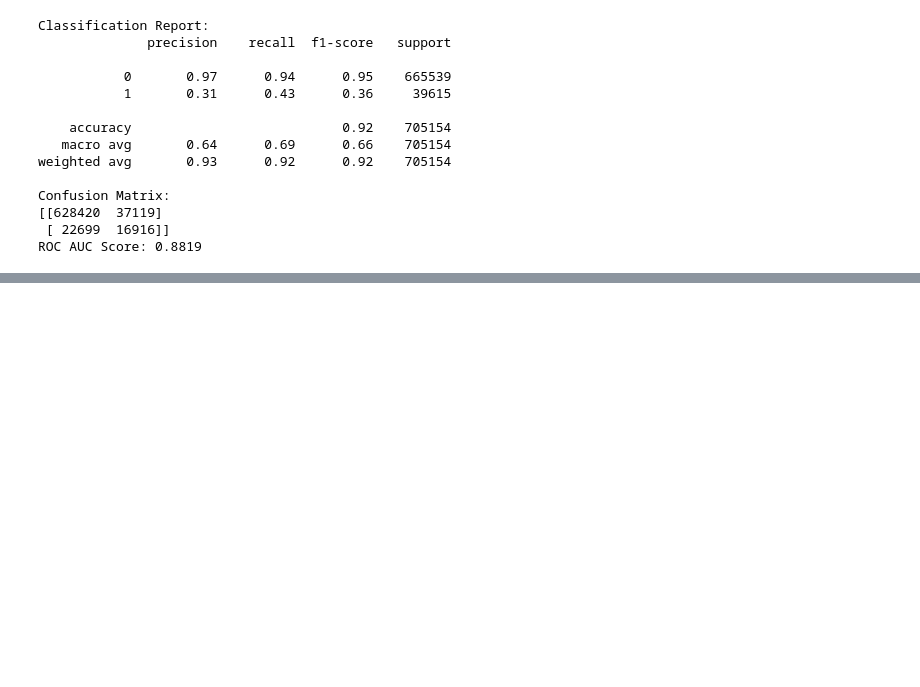
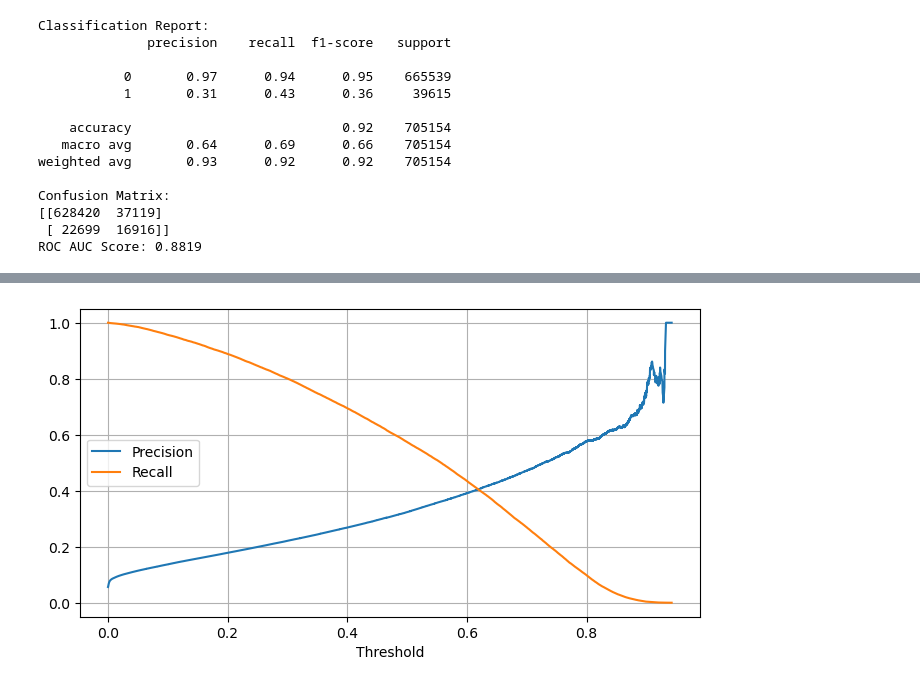
Before and after one commit to manand05/traffic-accident-risk-prediction, a Jupyter notebook: dataset_modelling_im.ipynb, the cells around one changed output, grey strips where cells are left out. Cells and saved outputs as stored; diff of their text form; code cells hidden in the pictures; blank space fills up the shorter version.

Commit message:
Performed hyperparameter and classification threshold tuning, and tested best estimator on test set

```diff
--- a/dataset_modelling_im.ipynb
+++ b/dataset_modelling_im.ipynb
@@ -151,0 +202,19 @@ ROC AUC Score: 0.8819
+# %%
+# Determining Optimal Threshold for Classification
+from sklearn.metrics import precision_recall_curve
+import matplotlib.pyplot as plt
+
+# Using the best classifier on the validation set
+y_val_probs = best_classifier.predict_proba(val_df[features])[:, 1]
+precision, recall, thresholds = precision_recall_curve(val_df['Is_Accident'], y_val_probs)
+
+# Plotting precision recall curve for visual analysis
+plt.figure(figsize=(8, 4))
+plt.plot(thresholds, precision[:-1], label="Precision")
+plt.plot(thresholds, recall[:-1], label="Recall")
+plt.xlabel("Threshold")
+plt.legend()
+plt.grid(True)
+plt.show()
+# %% [output]
+[figure, added]
```
Also changed, not shown: parts of 4 cells of this notebook.
